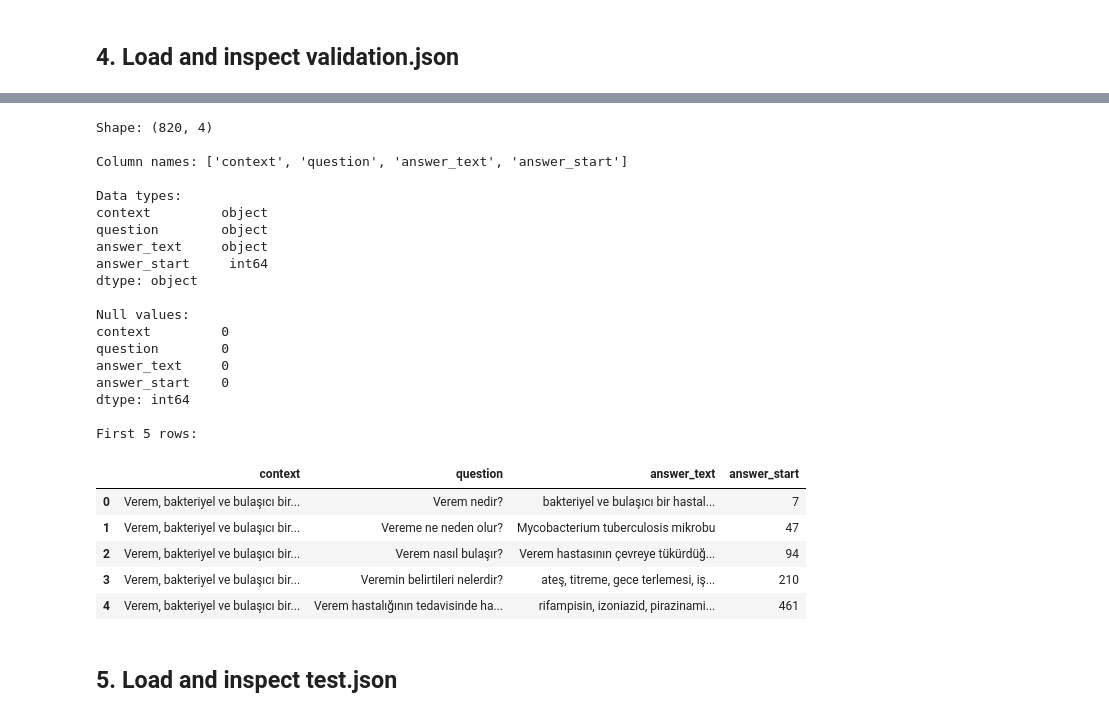
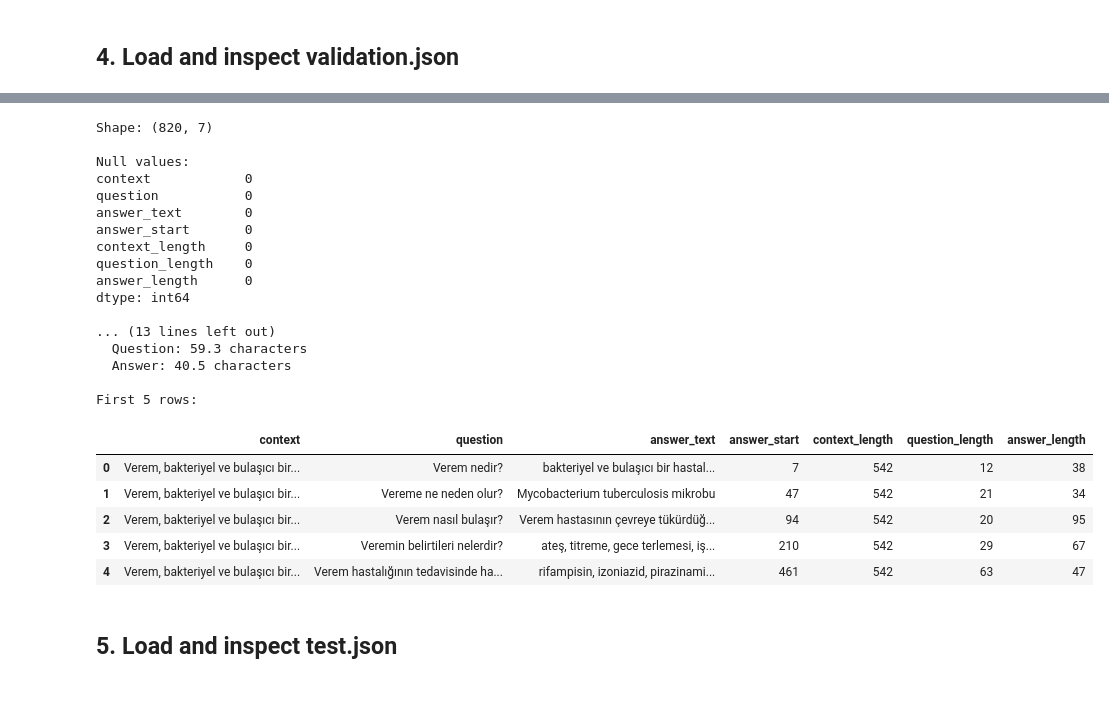
Before and after one commit to Ahmetemintek/gemma-finetuning, a Jupyter notebook: notebooks/eda.ipynb, the cells around one changed output, grey strips where cells are left out. Cells and saved outputs as stored; diff of their text form; code cells hidden in the pictures.

```diff
--- a/notebooks/eda.ipynb
+++ b/notebooks/eda.ipynb
@@ -135,52 +143,43 @@ First 5 rows:
 # %%
-val_file = [f for f in json_files if 'validation.json' in f][0]
-with open(val_file, 'r', encoding='utf-8') as f:
-    val_data = json.load(f)
-
-val_records = []
-for item in val_data:
-    val_records.append({
-        'context': item['context'],
-        'question': item['question'],
-        'answer_text': item['answers']['text'][0],
-        'answer_start': item['answers']['answer_start'][0]
-    })
-
-df_val = pd.DataFrame(val_records)
+# Compute text lengths
+df_val['context_length'] = df_val['context'].str.len()
+df_val['question_length'] = df_val['question'].str.len()
+df_val['answer_length'] = df_val['answer_text'].str.len()
 
 print("Shape:", df_val.shape)
-print("\nColumn names:", df_val.columns.tolist())
-print("\nData types:")
-print(df_val.dtypes)
 print("\nNull values:")
 print(df_val.isnull().sum())
+print("\nText length statistics:")
+print(df_val[['context_length', 'question_length', 'answer_length']].describe())
+print("\nMean lengths:")
+print(f"  Context: {df_val['context_length'].mean():.1f} characters")
+print(f"  Question: {df_val['question_length'].mean():.1f} characters")
+print(f"  Answer: {df_val['answer_length'].mean():.1f} characters")
 print("\nFirst 5 rows:")
 df_val.head()
 # %% [output]
-Shape: (820, 4)
-
-Column names: ['context', 'question', 'answer_text', 'answer_start']
-
-Data types:
-context         object
-question        object
-answer_text     object
-answer_start     int64
-dtype: object
+Shape: (820, 7)
 
 Null values:
-context         0
-question        0
-answer_text     0
-answer_start    0
+context            0
+question           0
+answer_text        0
+answer_start       0
+context_length     0
+question_length    0
+answer_length      0
 dtype: int64
 
+... (13 lines left out)
+  Question: 59.3 characters
+  Answer: 40.5 characters
+
 First 5 rows:
-|  | context | question | answer_text | answer_start |
-| 0 | Verem, bakteriyel ve bulaşıcı bir... | Verem nedir? | bakteriyel ve bulaşıcı bir hastal... | 7 |
-| 1 | Verem, bakteriyel ve bulaşıcı bir... | Vereme ne neden olur? | Mycobacterium tuberculosis mikrobu | 47 |
-| 2 | Verem, bakteriyel ve bulaşıcı bir... | Verem nasıl bulaşır? | Verem hastasının çevreye tükürdüğ... | 94 |
-| 3 | Verem, bakteriyel ve bulaşıcı bir... | Veremin belirtileri nelerdir? | ateş, titreme, gece terlemesi, iş... | 210 |
-| 4 | Verem, bakteriyel ve bulaşıcı bir... | Verem hastalığının tedavisinde ha... | rifampisin, izoniazid, pirazinami... | 461 |
+|  | context | question | answer_text | answer_start | context_length | question_length | answer_length |
+| 0 | Verem, bakteriyel ve bulaşıcı bir... | Verem nedir? | bakteriyel ve bulaşıcı bir hastal... | 7 | 542 | 12 | 38 |
+| 1 | Verem, bakteriyel ve bulaşıcı bir... | Vereme ne neden olur? | Mycobacterium tuberculosis mikrobu | 47 | 542 | 21 | 34 |
+| 2 | Verem, bakteriyel ve bulaşıcı bir... | Verem nasıl bulaşır? | Verem hastasının çevreye tükürdüğ... | 94 | 542 | 20 | 95 |
+| 3 | Verem, bakteriyel ve bulaşıcı bir... | Veremin belirtileri nelerdir? | ateş, titreme, gece terlemesi, iş... | 210 | 542 | 29 | 67 |
+| 4 | Verem, bakteriyel ve bulaşıcı bir... | Verem hastalığının tedavisinde ha... | rifampisin, izoniazid, pirazinami... | 461 | 542 | 63 | 47 |
 # %% [markdown]
 ## 5. Load and inspect test.json
```
Also changed, not shown: parts of 8 cells of this notebook.
